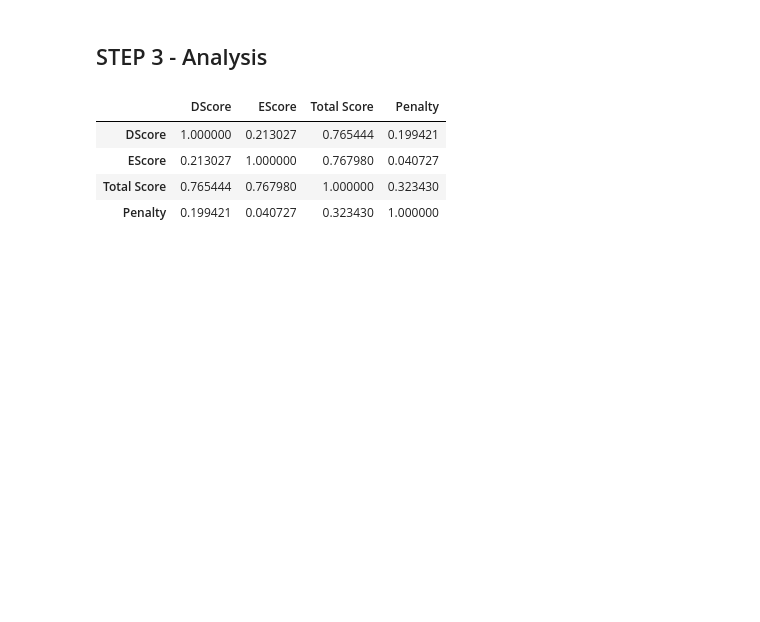
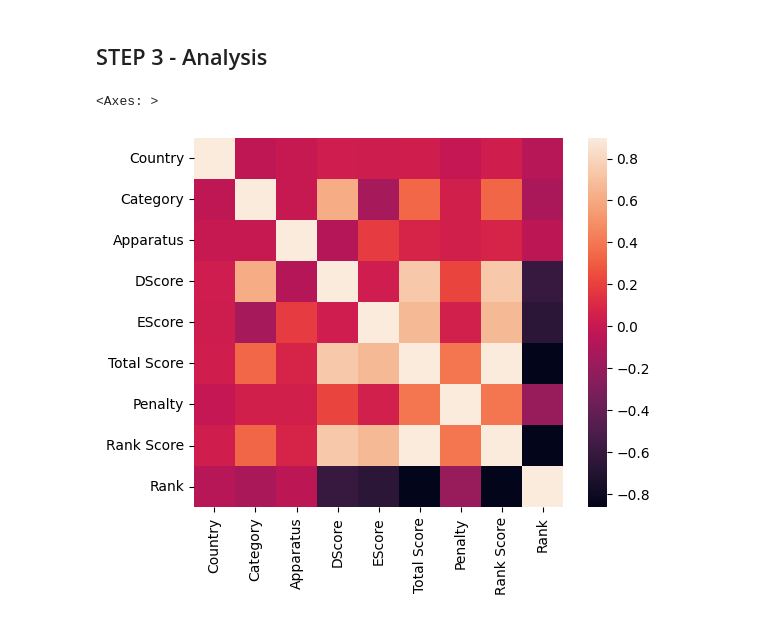
Before and after one commit to Asturn15/Gymnastics-on-GitHub, a Jupyter notebook: Project 5 - ML model in Python/Notebook project.ipynb, the cells around one changed output. Drawn from its saved outputs; the diff is of its cells as text; code cells hidden in the pictures; blank space fills up the shorter version.

```diff
--- a/Project 5 - ML model in Python/Notebook project.ipynb
+++ b/Project 5 - ML model in Python/Notebook project.ipynb
@@ -495,0 +570,25 @@ memory usage: 104.4+ KB
+# %%
+# show all unique results from country column
+print(training_df['Country'].unique())
+
+# build a dictionary with group classification
+country_classification = {
+    1 : ['GER', 'ITA', 'FRA', 'GBR', 'IRL', 'USA', 'NED', 'CAN', 'NOR', 'FIN', 'ESP', 'SWE', 'AUT', 'AUS', 'NZL', 'BEL', 'LUX', 'DEN', 'SUI', 'POR', 'ISL'],
+    2 : ['KAZ', 'ARM', 'CRO', 'TUR', 'HUN', 'BUL', 'UKR', 'ROU', 'CYP', 'UZB', 'IRI', 'CZE', 'AZE', 'POL', 'GEO', 'SVK', 'LTU', 'LAT', 'GRE', 'CRC', 'ISR'],
+    3 : ['COL', 'BRA', 'MEX', 'ARG', 'PUR', 'ECU', 'PER', 'CRC', 'CHI', 'DOM'],
+    4 : ['JPN', 'CHN', 'KOR', 'PHI', 'SGP', 'TPE'],
+    5 : ['EGY', 'JOR', 'NCA', 'RSA', 'BAN', 'IND', 'SYR', 'MAR', 'ALG']
+}
+
+# change values in table with results
+for i, r in training_df.iterrows():
+    if r['Country'] in country_classification[1]:
+        training_df.at[i, 'Country'] = 1
+    elif r['Country'] in country_classification[2]:
+        training_df.at[i, 'Country'] = 2
+    elif r['Country'] in country_classification[3]:
+        training_df.at[i, 'Country'] = 3
+    elif r['Country'] in country_classification[4]:
+        training_df.at[i, 'Country'] = 4
+    elif r['Country'] in country_classification[5]:
+        training_df.at[i, 'Country'] = 5
@@ -504,11 +630,9 @@ Thanks to all these operations, we have data ready to take a closer look at them
 >
 # %% [markdown]
 ## STEP 3 - Analysis
-# %%
-training_df[['DScore', 'EScore', 'Total Score', 'Penalty']].corr()
-# %% [output]
-|  | DScore | EScore | Total Score | Penalty |
-| DScore | 1.000000 | 0.213027 | 0.765444 | 0.199421 |
-| EScore | 0.213027 | 1.000000 | 0.767980 | 0.040727 |
-| Total Score | 0.765444 | 0.767980 | 1.000000 | 0.323430 |
-| Penalty | 0.199421 | 0.040727 | 0.323430 | 1.000000 |
+# %%
+corrmat = training_df.corr()
+sns.heatmap(corrmat, vmax=.9, square=True)
+# %% [output]
+<Axes: >
+[figure, added]
```
Also changed, not shown: parts of 13 cells of this notebook.
